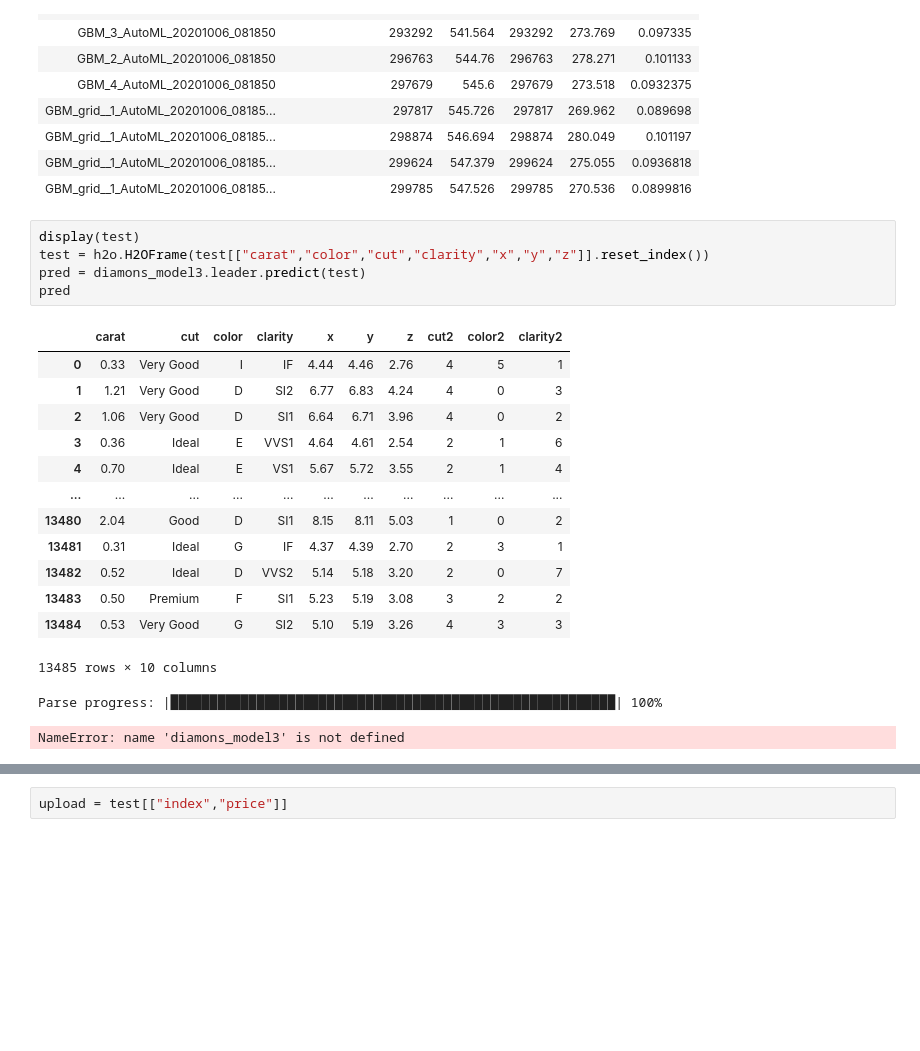
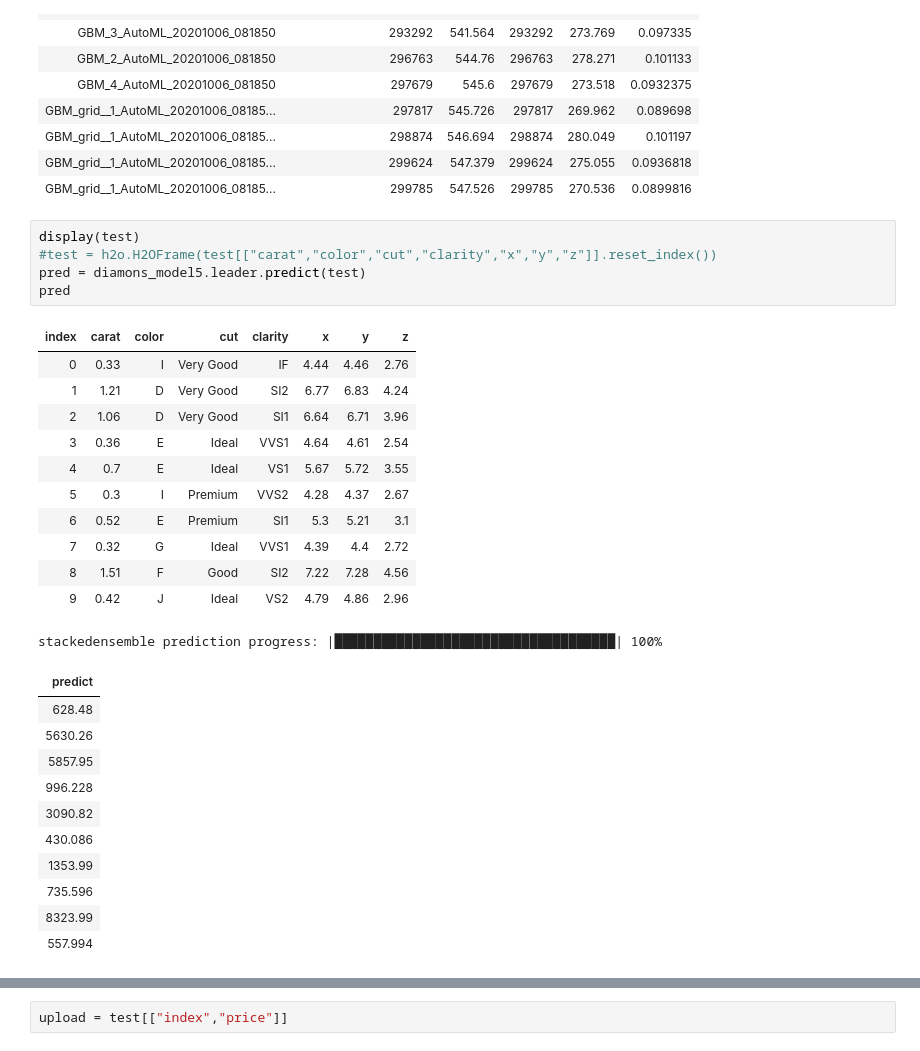
Before and after one commit to grundius1/kaggle-competition, a Jupyter notebook: h2o-test.ipynb, the cells around one changed output, grey strips where cells are left out. Saved outputs shown, nothing was run; the diff lists cells and outputs as text; blank space fills up the shorter version.

```diff
--- a/h2o-test.ipynb
+++ b/h2o-test.ipynb
@@ -371,25 +371,33 @@ diamons_model5.leaderboard
 | GBM_grid__1_AutoML_20201006_08185... | 299785 | 547.526 | 299785 | 270.536 | 0.0899816 |
 # %%
 display(test)
-test = h2o.H2OFrame(test[["carat","color","cut","clarity","x","y","z"]].reset_index())
-pred = diamons_model3.leader.predict(test)
+#test = h2o.H2OFrame(test[["carat","color","cut","clarity","x","y","z"]].reset_index())
+pred = diamons_model5.leader.predict(test)
 pred
 # %% [output]
-|  | carat | cut | color | clarity | x | y | z | cut2 | color2 | clarity2 |
-| 0 | 0.33 | Very Good | I | IF | 4.44 | 4.46 | 2.76 | 4 | 5 | 1 |
-| 1 | 1.21 | Very Good | D | SI2 | 6.77 | 6.83 | 4.24 | 4 | 0 | 3 |
-| 2 | 1.06 | Very Good | D | SI1 | 6.64 | 6.71 | 3.96 | 4 | 0 | 2 |
-| 3 | 0.36 | Ideal | E | VVS1 | 4.64 | 4.61 | 2.54 | 2 | 1 | 6 |
-| 4 | 0.70 | Ideal | E | VS1 | 5.67 | 5.72 | 3.55 | 2 | 1 | 4 |
-| ... | ... | ... | ... | ... | ... | ... | ... | ... | ... | ... |
-| 13480 | 2.04 | Good | D | SI1 | 8.15 | 8.11 | 5.03 | 1 | 0 | 2 |
-| 13481 | 0.31 | Ideal | G | IF | 4.37 | 4.39 | 2.70 | 2 | 3 | 1 |
-| 13482 | 0.52 | Ideal | D | VVS2 | 5.14 | 5.18 | 3.20 | 2 | 0 | 7 |
-| 13483 | 0.50 | Premium | F | SI1 | 5.23 | 5.19 | 3.08 | 3 | 2 | 2 |
-| 13484 | 0.53 | Very Good | G | SI2 | 5.10 | 5.19 | 3.26 | 4 | 3 | 3 |
+| index | carat | color | cut | clarity | x | y | z |
+| 0 | 0.33 | I | Very Good | IF | 4.44 | 4.46 | 2.76 |
+| 1 | 1.21 | D | Very Good | SI2 | 6.77 | 6.83 | 4.24 |
+| 2 | 1.06 | D | Very Good | SI1 | 6.64 | 6.71 | 3.96 |
+| 3 | 0.36 | E | Ideal | VVS1 | 4.64 | 4.61 | 2.54 |
+| 4 | 0.7 | E | Ideal | VS1 | 5.67 | 5.72 | 3.55 |
+| 5 | 0.3 | I | Premium | VVS2 | 4.28 | 4.37 | 2.67 |
+| 6 | 0.52 | E | Premium | SI1 | 5.3 | 5.21 | 3.1 |
+| 7 | 0.32 | G | Ideal | VVS1 | 4.39 | 4.4 | 2.72 |
+| 8 | 1.51 | F | Good | SI2 | 7.22 | 7.28 | 4.56 |
+| 9 | 0.42 | J | Ideal | VS2 | 4.79 | 4.86 | 2.96 |
-13485 rows × 10 columns
+stackedensemble prediction progress: |████████████████████████████████████| 100%
-Parse progress: |█████████████████████████████████████████████████████████| 100%
-NameError: name 'diamons_model3' is not defined
+| predict |
+| 628.48 |
+| 5630.26 |
+| 5857.95 |
+| 996.228 |
+| 3090.82 |
+| 430.086 |
+| 1353.99 |
+| 735.596 |
+| 8323.99 |
+| 557.994 |
 # %%
 test["price"] = pred
 test.head()
```
Also changed, not shown: parts of 4 cells of this notebook.
